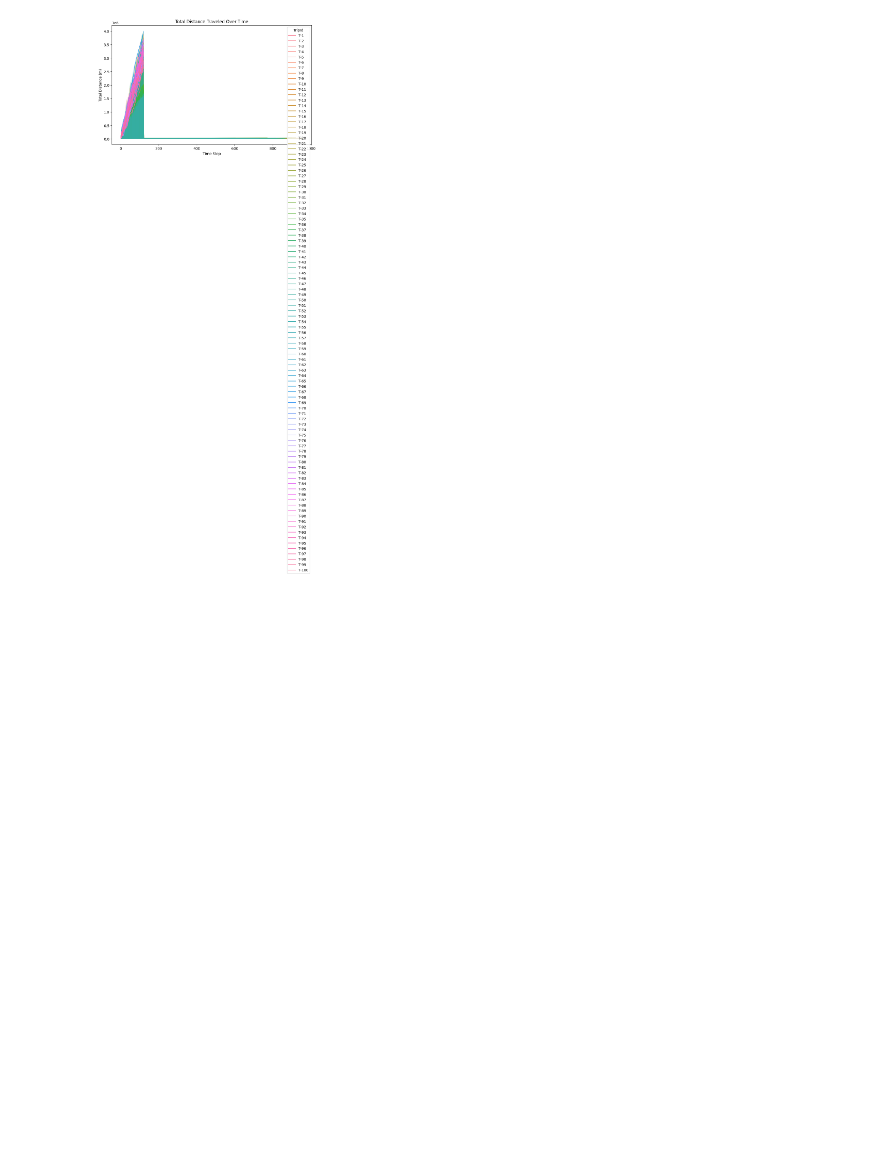
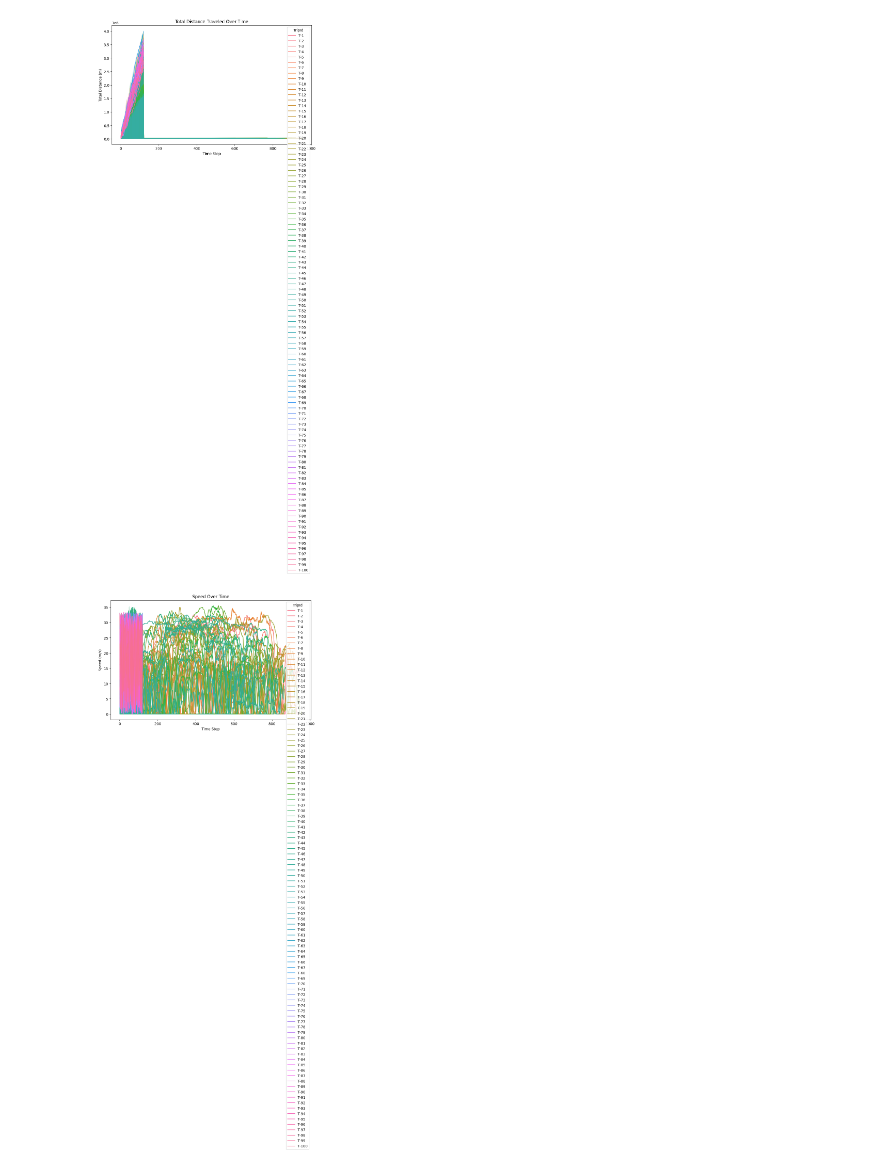
Before and after one commit to goswamiAnushka/DriveIQ, a Jupyter notebook: DriveIQ/ml_model/notebooks/data_preprocessing.ipynb, the cells around one changed output. Saved outputs shown, nothing was run; the diff lists cells and outputs as text; code cells hidden in the pictures; blank space fills up the shorter version.

```diff
--- a/DriveIQ/ml_model/notebooks/data_preprocessing.ipynb
+++ b/DriveIQ/ml_model/notebooks/data_preprocessing.ipynb
@@ -117,30 +117,71 @@ df.to_csv('../data/processed_data.csv', index=False)
 
 ### Visualization of Results
 
 # 1. Distribution of Driving Categories
 plt.figure(figsize=(8, 6))
 sns.countplot(x='Driving_Category', data=df)
 plt.title('Distribution of Driving Categories')
 plt.xlabel('Driving Category')
 plt.ylabel('Count')
 plt.show()
 
 # 2. Distribution of Driving Scores
 plt.figure(figsize=(8, 6))
 sns.histplot(df['Driving_Score'], kde=True, bins=30)
 plt.title('Distribution of Driving Scores')
 plt.xlabel('Driving Score')
 plt.ylabel('Density')
 plt.show()
 
 # 3. Total Distance vs Time
 plt.figure(figsize=(10, 6))
 sns.lineplot(x='Time_Step', y='Total_Distance(m)', hue='TripId', data=df)
 plt.title("Total Distance Traveled Over Time")
 plt.xlabel("Time Step")
 plt.ylabel("Total Distance (m)")
 plt.show()
+
+# 4. Speed Over Time (for each Trip)
+plt.figure(figsize=(10, 6))
+sns.lineplot(x='Time_Step', y='Speed(m/s)', hue='TripId', data=df)
+plt.title("Speed Over Time")
+plt.xlabel("Time Step")
+plt.ylabel("Speed (m/s)")
+plt.show()
+
+# 5. Acceleration Over Time (for each Trip)
+plt.figure(figsize=(10, 6))
+sns.lineplot(x='Time_Step', y='Acceleration(m/s^2)', hue='TripId', data=df)
+plt.title("Acceleration Over Time")
+plt.xlabel("Time Step")
+plt.ylabel("Acceleration (m/s²)")
+plt.show()
+
+# 6. Jerk Over Time (for each Trip)
+plt.figure(figsize=(10, 6))
+sns.lineplot(x='Time_Step', y='Jerk(m/s^3)', hue='TripId', data=df)
+plt.title("Jerk Over Time")
+plt.xlabel("Time Step")
+plt.ylabel("Jerk (m/s³)")
+plt.show()
+
+# 7. Braking Intensity Distribution
+plt.figure(figsize=(8, 6))
+sns.histplot(df['Braking_Intensity'], kde=True, bins=30)
+plt.title('Distribution of Braking Intensity')
+plt.xlabel('Braking Intensity (m/s²)')
+plt.ylabel('Density')
+plt.show()
+
+# 8. Heading Change Over Time
+plt.figure(figsize=(10, 6))
+sns.lineplot(x='Time_Step', y='Heading_Change(degrees)', hue='TripId', data=df)
+plt.title("Heading Change Over Time")
+plt.xlabel("Time Step")
+plt.ylabel("Heading Change (degrees)")
+plt.show()
 # %% [output]
 [figure]
 [figure]
 [figure]
+[figure, added]
```
Also changed, not shown: parts of 1 cell of this notebook, 4 other files.
